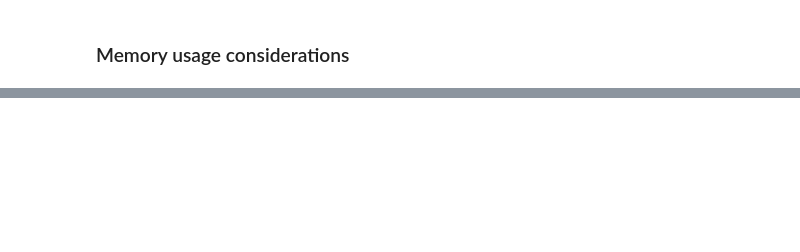
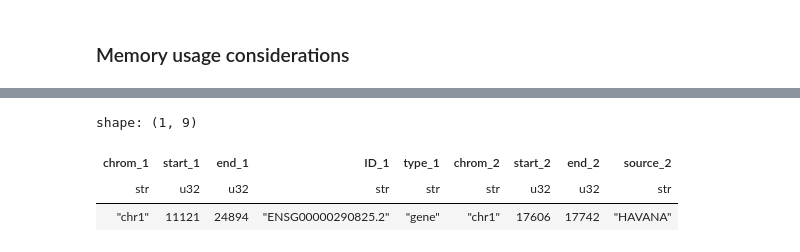
Before and after one commit to biodatageeks/polars-bio-workshop, a Jupyter notebook: notebook/gff_operations_demo.ipynb, the cells around one changed output, grey strips where cells are left out. Saved outputs shown, nothing was run; the diff lists cells and outputs as text; code cells hidden in the pictures; blank space fills up the shorter version.

Commit message:
Test data and notebooks

```diff
--- a/notebook/gff_operations_demo.ipynb
+++ b/notebook/gff_operations_demo.ipynb
@@ -383,0 +462,9 @@ Image("overlap_low_memory.png")
+# %%
+ldf = pl.scan_parquet("/tmp/test.parquet")
+# %%
+ldf.limit(1).collect()
+# %% [output]
+shape: (1, 9)
+| chrom_1 | start_1 | end_1 | ID_1 | type_1 | chrom_2 | start_2 | end_2 | source_2 |
+| str | u32 | u32 | str | str | str | u32 | u32 | str |
+| "chr1" | 11121 | 24894 | "ENSG00000290825.2" | "gene" | "chr1" | 17606 | 17742 | "HAVANA" |
```
Also changed, not shown: parts of 33 cells of this notebook, 30 other files.
